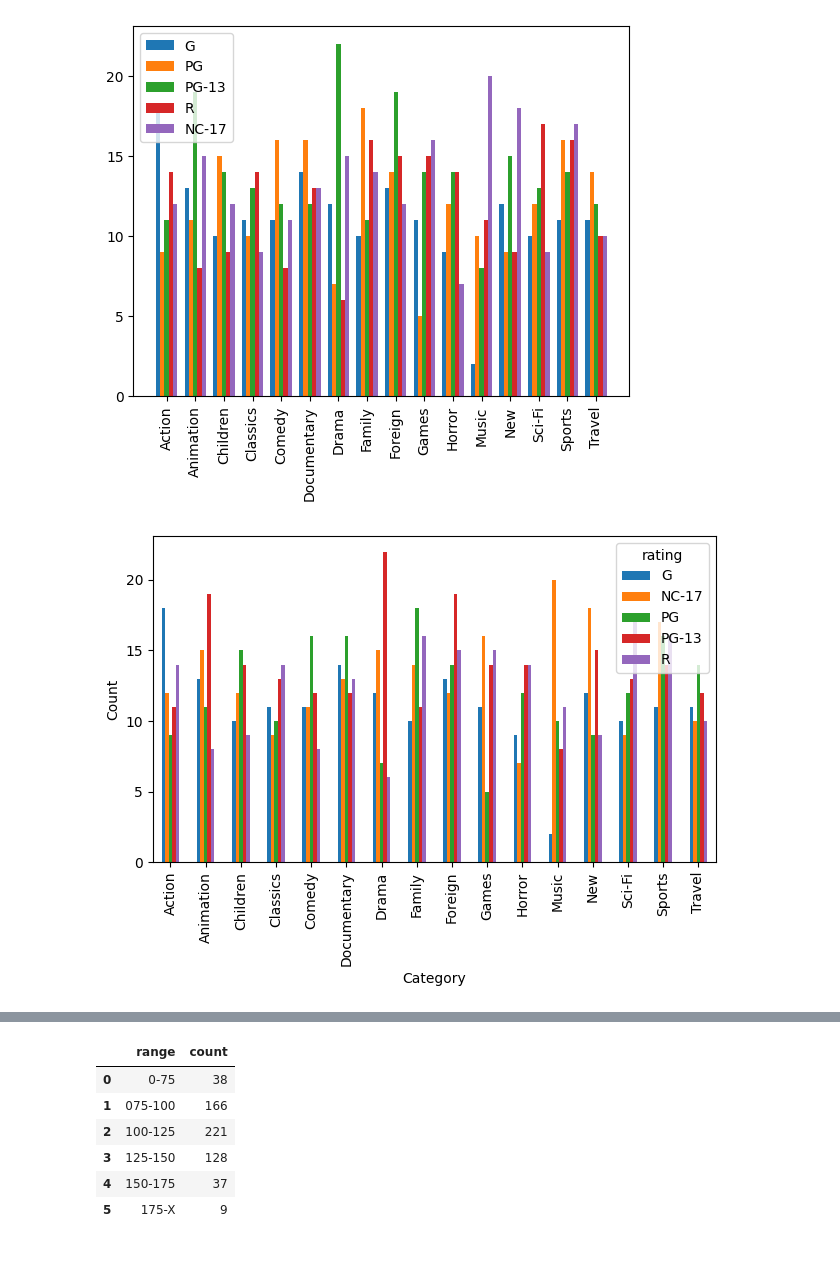
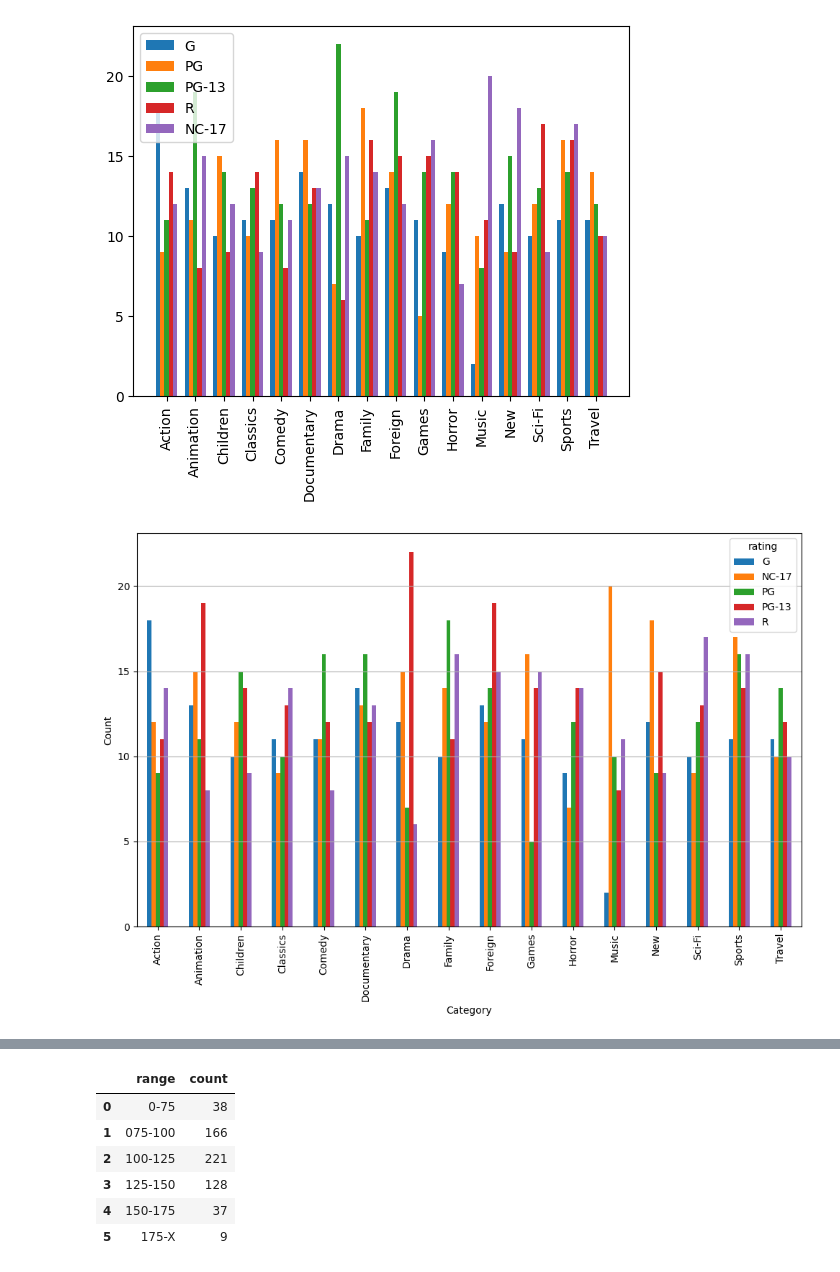
Before and after one commit to Popsonikk/filmoteka, a Jupyter notebook: Filmoteka.ipynb, the cells around one changed output, grey strips where cells are left out. Saved outputs shown, nothing was run; the diff lists cells and outputs as text; code cells hidden in the pictures.

```diff
--- a/Filmoteka.ipynb
+++ b/Filmoteka.ipynb
@@ -81,12 +81,12 @@ ax.legend()
 # %%
 pivot = data.pivot(index="category", columns="rating", values="count")
 
-fig, ax = plt.subplots()
+fig, ax = plt.subplots(figsize=(10,7))
 pivot.plot(kind="bar", ax=ax)
-
+ax.grid(axis="y")
 ax.set_xlabel("Category")
 ax.set_ylabel("Count")
 plt.xticks(rotation=90)
 plt.tight_layout()
 # %% [output]
-[figure, old version]
+[figure, new version]
```
Also changed, not shown: parts of 8 cells of this notebook.
